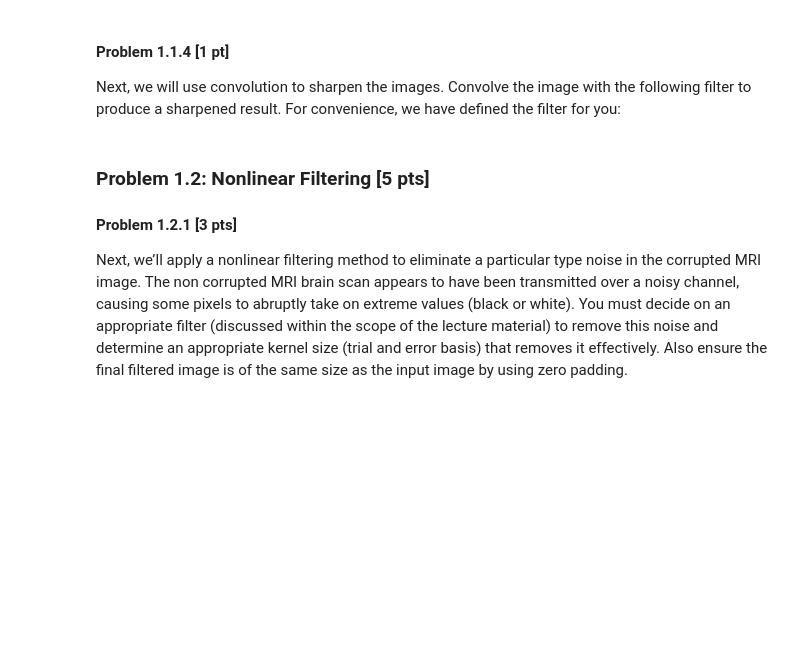
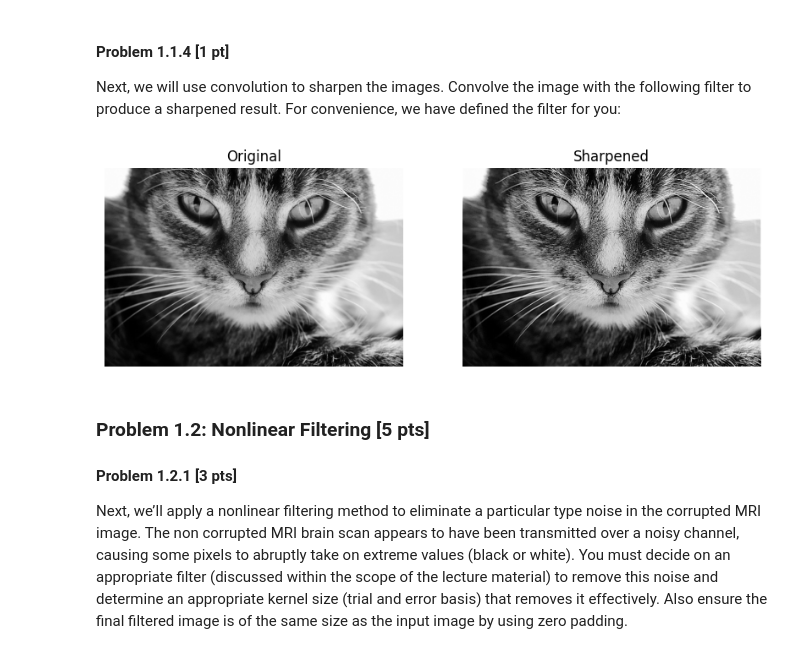
Before and after one commit to evanwc/CSE252A, a Jupyter notebook: A2/CSE252A_FA25_assignment_2.ipynb, the cells around one changed output. Drawn from its saved outputs; the diff is of its cells as text; code cells hidden in the pictures; blank space fills up the shorter version.

```diff
--- a/A2/CSE252A_FA25_assignment_2.ipynb
+++ b/A2/CSE252A_FA25_assignment_2.ipynb
@@ -292,33 +297,36 @@ def sharpen_image(img):
     sharpened_img = np.zeros_like(img)
     # This is a 5x5 kernel used for sharpening an image.
     sharpening_kernel = np.array([
         [1, 4,     6,  4, 1],
         [4, 16,   24, 16, 4],
         [6, 24, -476, 24, 6],
         [4, 16,   24, 16, 4],
         [1,  4,    6,  4, 1],
     ]) * -1.0 / 256.0
 
     """ ==========
     YOUR CODE HERE
     ========== """
+    sharpened_img = conv(img, sharpening_kernel)
 
     return sharpened_img
 
 # Plot original image
 plt.figure(figsize=(10,10))
 plt.subplot(2,2,1)
 plt.imshow(img, vmin=0.0, vmax=1.0,cmap='gray')
 plt.title('Original')
 plt.axis('off')
 
 # Plot sharpened image
 plt.subplot(2,2,2)
 plt.imshow(sharpen_image(img), vmin=0.0, vmax=1.0,cmap='gray')
 plt.title('Sharpened')
 plt.axis('off')
 
 plt.show()
+# %% [output]
+[figure, added]
 # %% [markdown]
 ### Problem 1.2: Nonlinear Filtering  [5 pts]
 #### Problem 1.2.1 [3 pts]
```
Also changed, not shown: parts of 17 cells of this notebook.
